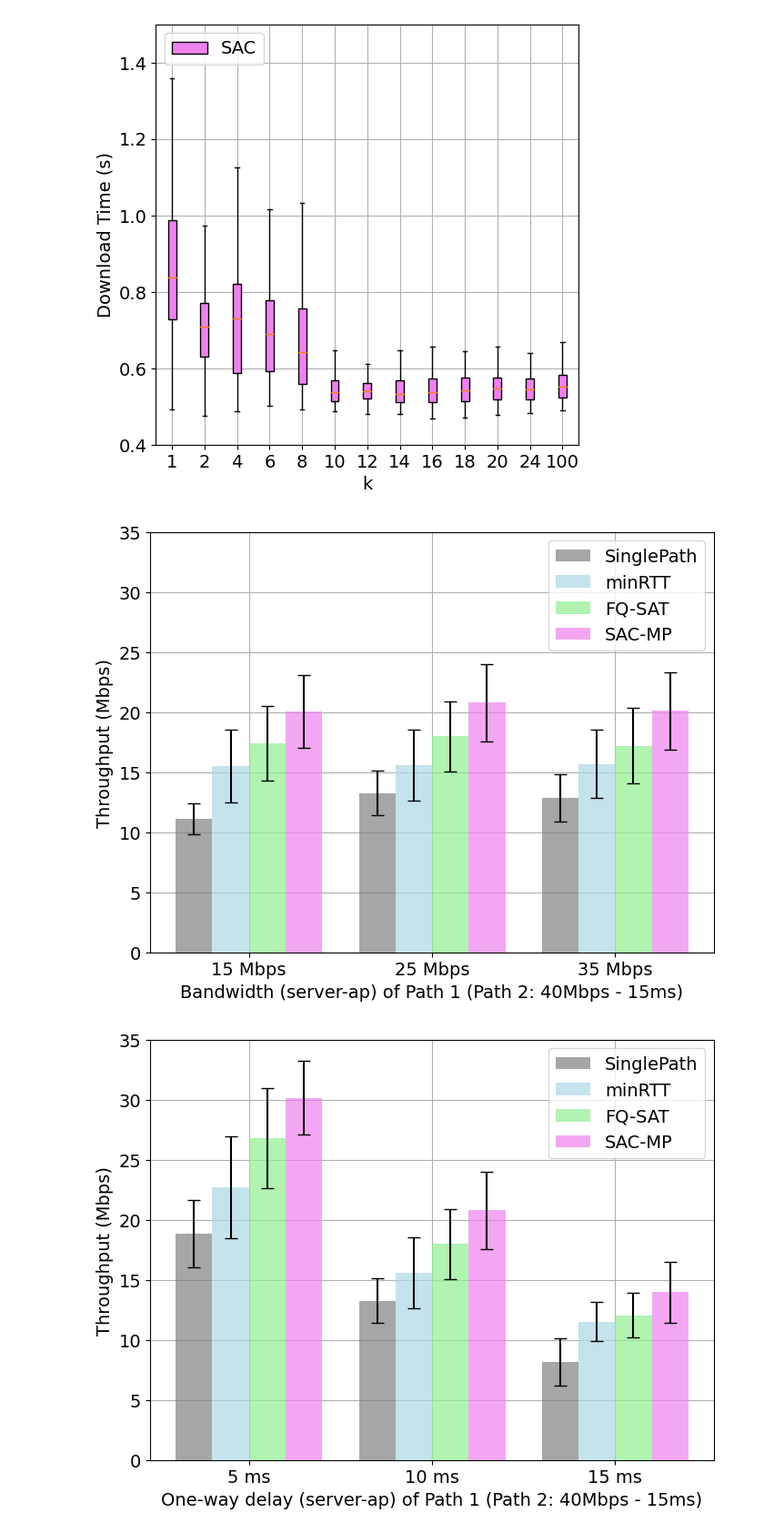
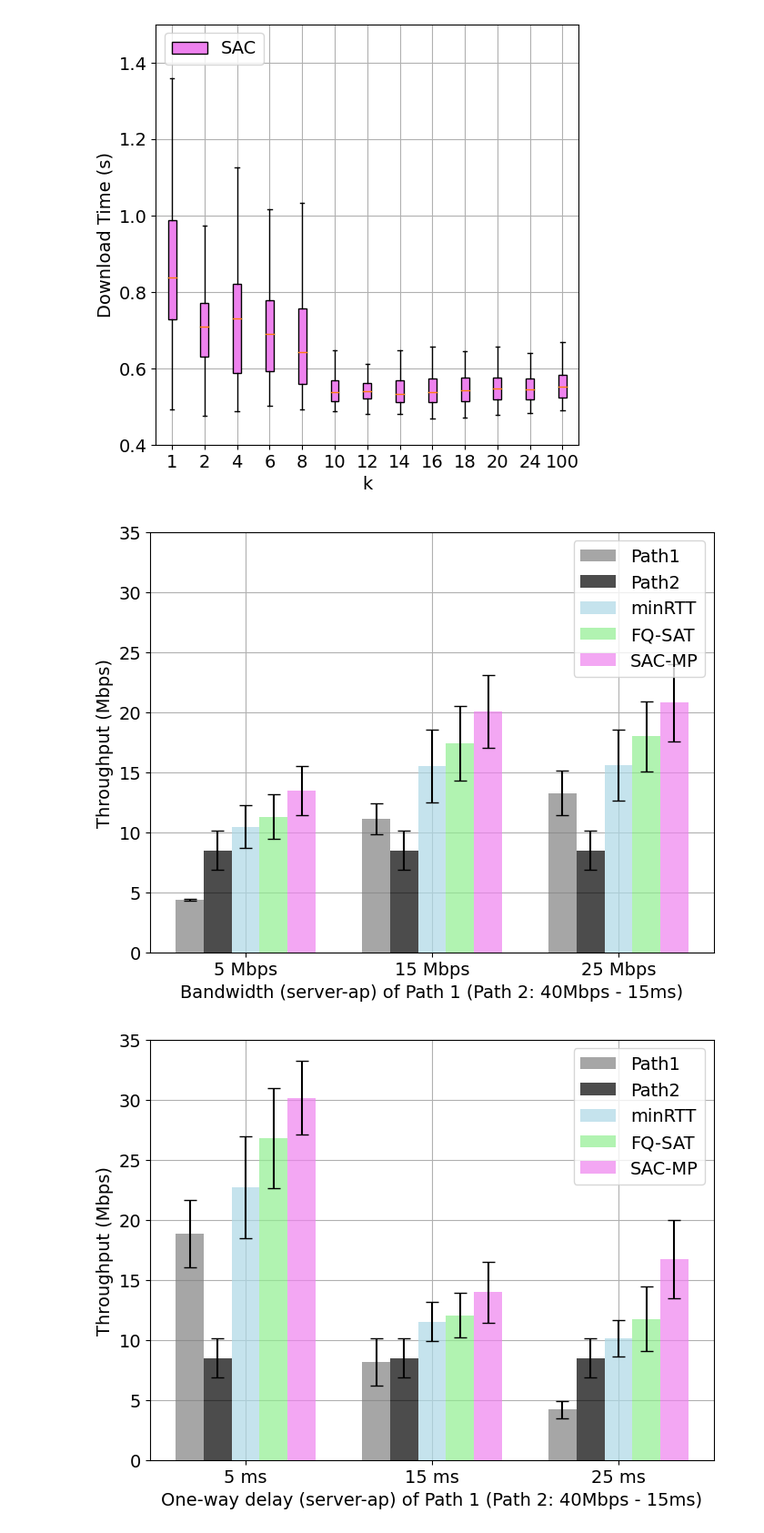
Before and after one commit to quic-vn/mpquic-drl, a Jupyter notebook: simulationFileServer/statistic/plot-compare1-statistic.ipynb, the cells around one changed output. Shown: that part at 91% size. Drawn from its saved outputs; the diff is of its cells as text; code cells hidden in the pictures.

```diff
--- a/simulationFileServer/statistic/plot-compare1-statistic.ipynb
+++ b/simulationFileServer/statistic/plot-compare1-statistic.ipynb
@@ -415,23 +268,22 @@ import pandas as pd
 import matplotlib.pyplot as plt
 import numpy as np
 
-schedules = ['single', 'rtt', 'fuzzyqsat', 'sac']
+schedules = ['single', 'path2', 'rtt', 'fuzzyqsat', 'sac']
 owd = 10
 var = 10
 los = 1
 # Common scenarios
-# Common scenarios
 scenarios = [
-    f"15-{owd}-{var}-{los}", f"25-{owd}-{var}-{los}", f"35-{owd}-{var}-{los}"
+    f"5-{owd}-{var}-{los}", f"15-{owd}-{var}-{los}", f"25-{owd}-{var}-{los}"
 ]
 scenarios_label = [
-    f"15 Mbps", f"25 Mbps", f"35 Mbps"
+    f"5 Mbps", f"15 Mbps", f"25 Mbps"
 ]
 
 column_names = ['Download Time']
 
 # Color scheme based on scheduling algorithm
-colors = {'rtt': 'lightblue', 'fuzzyqsat': 'lightgreen', 'sac': 'violet', 'single': 'gray'}
+colors = {'rtt': 'lightblue', 'fuzzyqsat': 'lightgreen', 'sac': 'violet', 'single': 'gray', 'path2': 'black'}
 
 # List to hold all download time data and standard deviations
 all_download_times = {sch: [] for sch in schedules}
@@ -442,7 +294,10 @@ all_upper_errors = {sch: [] for sch in schedules}  # Upper error values
 for sch in schedules:
     for scenario in scenarios:
         # Load the data from the CSV file
-        data = pd.read_csv(f'../output/sep1/compare-1/none-1-2MB-0-0-{scenario}-{sch}-result3.csv', names=column_names)
+        if sch == 'path2':
+            data = pd.read_csv(f'../output/sep1/compare-1/none-1-2MB-0-0-40-15-10-1-single-result3.csv', names=column_names)
+        else:
+            data = pd.read_csv(f'../output/sep1/compare-1/none-1-2MB-0-0-{scenario}-{sch}-result3.csv', names=column_names)
 
         # Calculate the mean and standard deviation of retransmissions
         total_retransmissions = (2*8) / (data['Download Time'] / 1000)
@@ -463,7 +318,7 @@ plt.figure(figsize=(8, 6))
 plt.rcParams.update({'font.size': 14, 'font.family': 'sans-serif'})
 
 # Set positions for groups and bar width
-bar_width = 0.2
+bar_width = 0.15
 index = np.arange(len(scenarios))  # Number of scenarios
 
 # Plot bars for each schedule with custom colors and error bars
@@ -478,37 +333,37 @@ plt.xlabel("Bandwidth (server-ap) of Path 1 (Path 2: 40Mbps - 15ms)")
 plt.ylabel("Throughput (Mbps)")
 # plt.title('Packet Retransmission Rate by Scheduling Algorithm and Scenario with Error Bars')
 
-plt.xticks(index + bar_width * 1.5, scenarios_label)
-plt.legend(['SinglePath','minRTT', 'FQ-SAT', 'SAC-MP'], loc='upper right')
+plt.xticks(index + bar_width * 2, scenarios_label)
+plt.legend(['Path1','Path2','minRTT', 'FQ-SAT', 'SAC-MP'], loc='upper right')
 plt.ylim(0, 35)
 
 # Show the bar chart with grid and error bars
 plt.grid(True)
 plt.show()
 # %% [output]
-[figure, old version]
+[figure, new version]
 # %%
 import pandas as pd
 import matplotlib.pyplot as plt
 import numpy as np
 
-schedules = ['single', 'rtt', 'fuzzyqsat', 'sac']
+schedules = ['single', 'path2', 'rtt', 'fuzzyqsat', 'sac']
 bwd = 25
 var = 10
 los = 1
 # Common scenarios
 # Common scenarios
 scenarios = [
-    f"{bwd}-5-{var}-{los}", f"{bwd}-10-{var}-{los}", f"{bwd}-15-{var}-{los}"
+    f"{bwd}-5-{var}-{los}", f"{bwd}-15-{var}-{los}", f"{bwd}-25-{var}-{los}"
 ]
 scenarios_label = [
-    f"5 ms", f"10 ms", f"15 ms"
+    f"5 ms", f"15 ms", f"25 ms"
 ]
 
 column_names = ['Download Time']
 
 # Color scheme based on scheduling algorithm
-colors = {'rtt': 'lightblue', 'fuzzyqsat': 'lightgreen', 'sac': 'violet', 'single': 'gray'}
+colors = {'rtt': 'lightblue', 'fuzzyqsat': 'lightgreen', 'sac': 'violet', 'single': 'gray', 'path2': 'black'}
 
 # List to hold all download time data and standard deviations
 all_download_times = {sch: [] for sch in schedules}
@@ -519,7 +374,10 @@ all_upper_errors = {sch: [] for sch in schedules}  # Upper error values
 for sch in schedules:
     for scenario in scenarios:
         # Load the data from the CSV file
-        data = pd.read_csv(f'../output/sep1/compare-1/none-1-2MB-0-0-{scenario}-{sch}-result3.csv', names=column_names)
+        if sch == 'path2':
+            data = pd.read_csv(f'../output/sep1/compare-1/none-1-2MB-0-0-40-15-10-1-single-result3.csv', names=column_names)
+        else:
+            data = pd.read_csv(f'../output/sep1/compare-1/none-1-2MB-0-0-{scenario}-{sch}-result3.csv', names=column_names)
 
         # Calculate the mean and standard deviation of retransmissions
         total_retransmissions = (2*8) / (data['Download Time'] / 1000)
@@ -533,34 +391,34 @@ for sch in schedules:
         # Store the mean and errors
         all_download_times[sch].append(mean_retransmissions)
         all_lower_errors[sch].append(mean_retransmissions - lower_error)
         all_upper_errors[sch].append(upper_error - mean_retransmissions)
 
 # Create a bar chart with error bars
 plt.figure(figsize=(8, 6))
 plt.rcParams.update({'font.size': 14, 'font.family': 'sans-serif'})
 
 # Set positions for groups and bar width
-bar_width = 0.2
+bar_width = 0.15
 index = np.arange(len(scenarios))  # Number of scenarios
 
 # Plot bars for each schedule with custom colors and error bars
 for i, sch in enumerate(schedules):
     plt.bar(index + i * bar_width, all_download_times[sch], bar_width,
             color=colors[sch],  # Set color based on the schedule
             yerr=[all_lower_errors[sch], all_upper_errors[sch]],  # Custom lower and upper error limits
             capsize=5, label=sch.capitalize(), alpha=0.7, zorder=3)
 
 # Set labels, ticks, and legend
 plt.xlabel("One-way delay (server-ap) of Path 1 (Path 2: 40Mbps - 15ms)")
 plt.ylabel("Throughput (Mbps)")
 # plt.title('Packet Retransmission Rate by Scheduling Algorithm and Scenario with Error Bars')
 
-plt.xticks(index + bar_width * 1.5, scenarios_label)
-plt.legend(['SinglePath','minRTT', 'FQ-SAT', 'SAC-MP'], loc='upper right')
+plt.xticks(index + bar_width * 2, scenarios_label)
+plt.legend(['Path1','Path2','minRTT', 'FQ-SAT', 'SAC-MP'], loc='upper right')
 plt.ylim(0, 35)
 
 # Show the bar chart with grid and error bars
 plt.grid(True)
 plt.show()
 # %% [output]
-[figure, old version]
+[figure, new version]
```
Also changed, not shown: parts of 4 cells of this notebook, 25 other files.
